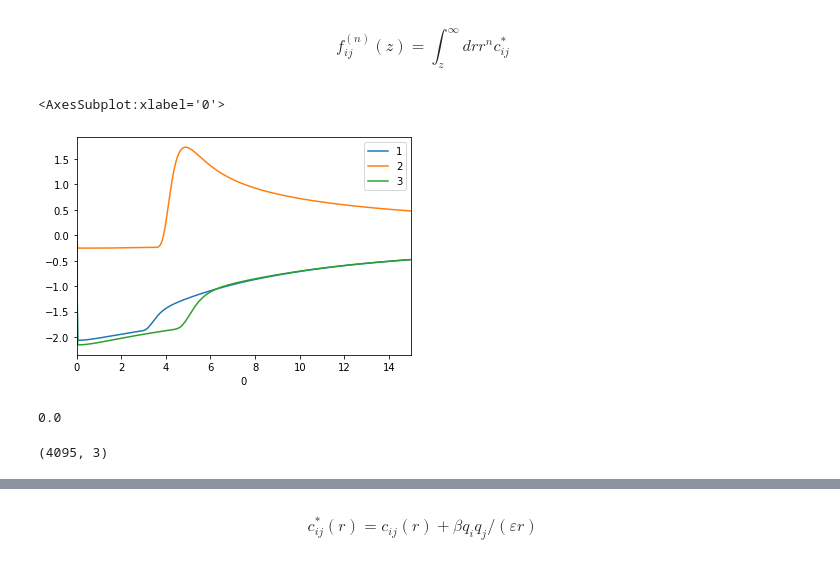
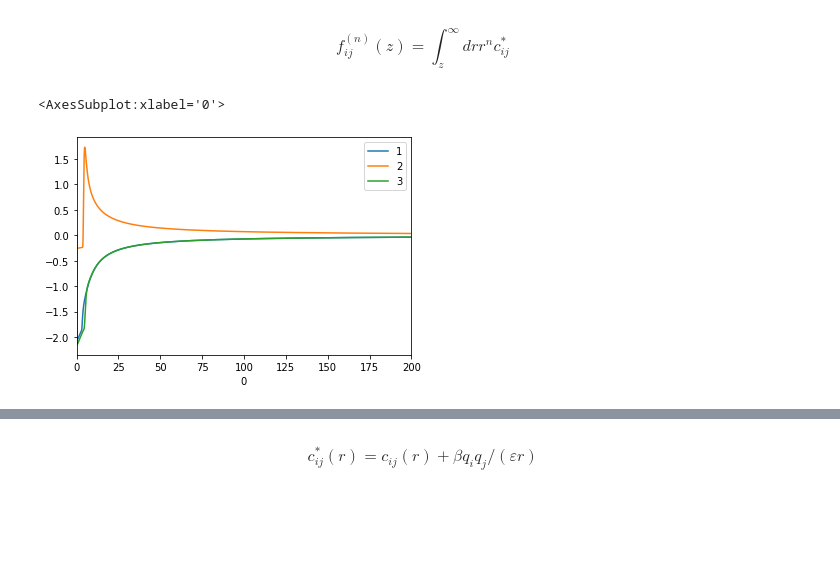
Before and after one commit to Mjboothaus/PhD-Thesis, a Jupyter notebook: notebooks/singlet_kcl.ipynb, the cells around one changed output, grey strips where cells are left out. Drawn from its saved outputs; the diff is of its cells as text; code cells hidden in the pictures; blank space fills up the shorter version.

```diff
--- a/notebooks/singlet_kcl.ipynb
+++ b/notebooks/singlet_kcl.ipynb
@@ -173,11 +173,11 @@ def load_cr():
     cr.set_index(0, inplace=True)
     return cr
 # %%
-cr = load_cr()
-cr.plot(xlim=[0, 15])
+cr_in = load_cr()
+cr_in.plot(xlim=[0, 200])
 # %% [output]
 <AxesSubplot:xlabel='0'>
-[figure, old version]
+[figure, new version]
 # %%
 # for now assume c*(r) = c(r)
 
@@ -187,10 +187,2 @@ r = cr.index.to_numpy()
-# %%
-r[0]
-# %% [output]
-0.0
-# %%
-c_short[1:].shape
-# %% [output]
-(4095, 3)
 # %%
 charge_pair = np.array([1, -1, 1]) * elementary_charge
```
Also changed, not shown: parts of 35 cells of this notebook, 1 other file.
